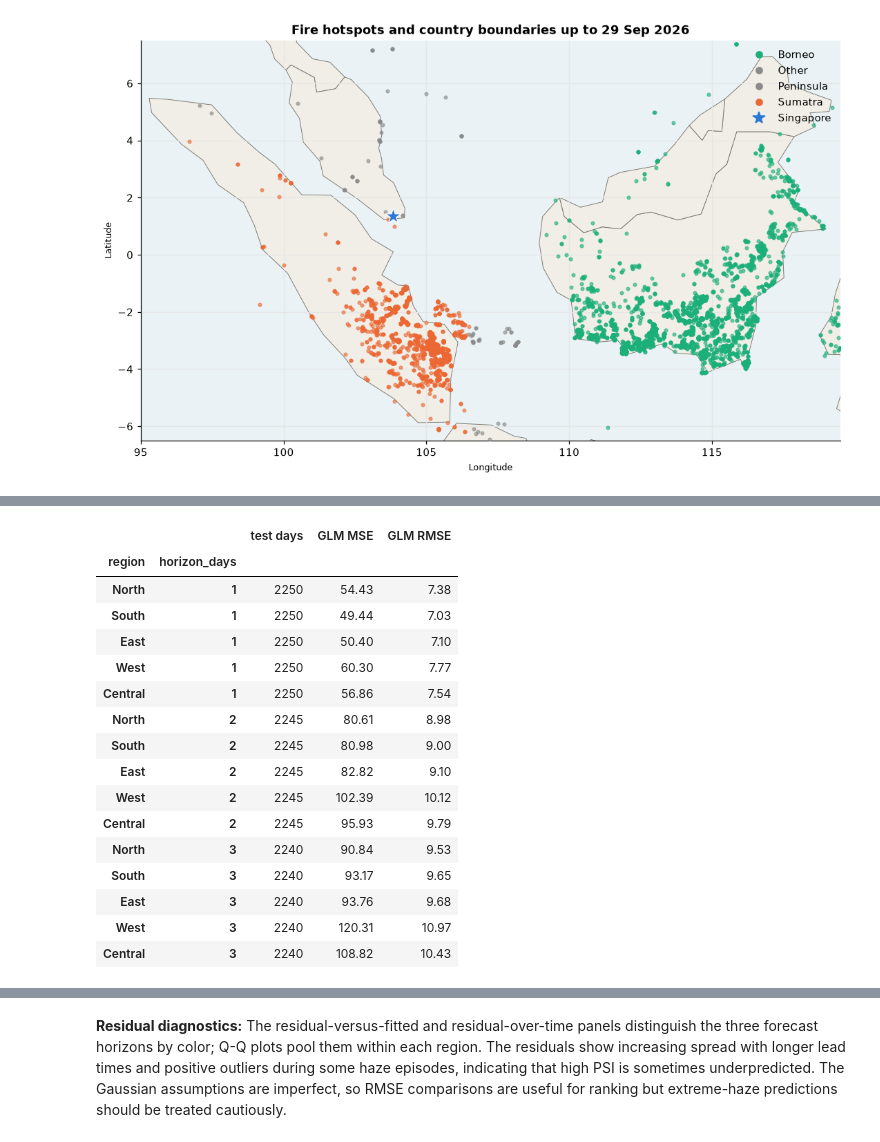
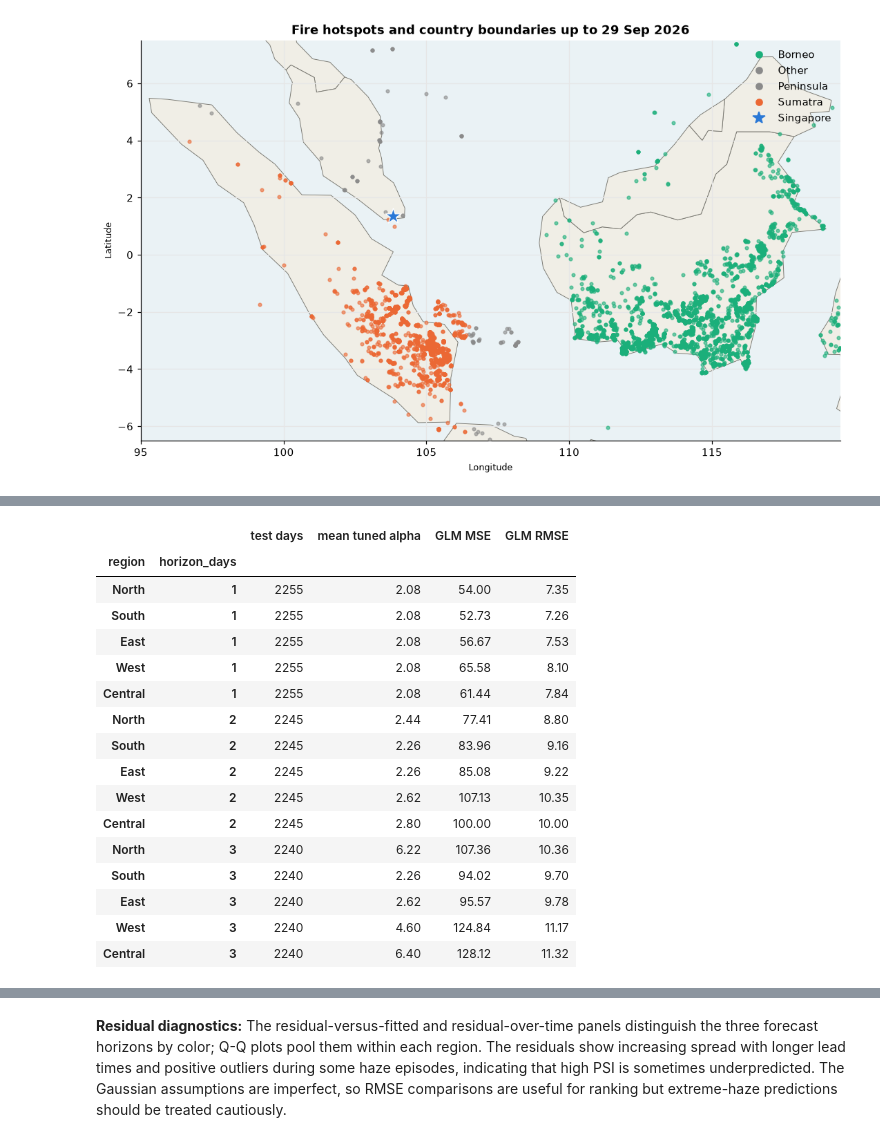
Before and after one commit to bowlofcloud/haze_monitoring_prediction_2026, a Jupyter notebook: notebooks/haze_analysis.ipynb, the cells around one changed output, grey strips where cells are left out. Drawn from its saved outputs; the diff is of its cells as text; code cells hidden in the pictures.

Commit message:
consolidated into two model types 5a & 5b - non-linear log + tidied up streamlit site

```diff
--- a/notebooks/haze_analysis.ipynb
+++ b/notebooks/haze_analysis.ipynb
@@ -290,6 +288,16 @@ from sklearn.preprocessing import StandardScaler, FunctionTransformer
 from sklearn.linear_model import TweedieRegressor
 from sklearn.metrics import mean_squared_error
 from scipy.stats import probplot
+
+# Refresh API-backed daily sources before Parts 5 and 6; use the merged 2019+ history.
+import sys
+sys.path.insert(0, str(ROOT / "src"))
+from live_forecast import refresh_recent_data
+refresh_metadata = refresh_recent_data()
+df = pd.read_csv(DATA / "model_table.csv", parse_dates=["date"])
+pts = pd.read_csv(DATA / "hotspots_points.csv", parse_dates=["date"])
+print(f"Data refreshed at {refresh_metadata['refreshed_at']}")
+print(f"Using {len(df):,} daily rows: {df.date.min():%d %b %Y} to {df.date.max():%d %b %Y}")
 
 PSI_REGIONS = ["north", "south", "east", "west", "central"]
 TARGETS = {region: f"psi_{region}" for region in PSI_REGIONS}
@@ -333,6 +341,6 @@ def make_horizon_samples(region, horizon):
 
 
 print(f"Seven-day predictors: {len(FEATURES)} features across t-6 through t")
-print(f"Log-transformed in 5c: {len(LOG_FEATURES)} nonnegative features")
+print(f"Log-transformed in 5b: {len(LOG_FEATURES)} nonnegative features")
 print(f"Forecast horizons: {', '.join(f't+{horizon}' for horizon in MODEL_HORIZONS)}")
 print(f"Available dates: {model_source.date.min():%Y-%m-%d} to {model_source.date.max():%Y-%m-%d}")
@@ -344,49 +347,63 @@ Available dates: 2019-01-01 to 2026-10-08
 # %%
-# 5a: evaluate a Gaussian-identity GLM across all regions and forecast horizons.
-def make_glm():
+# 5a: regularized Gaussian-identity GLM; tune ridge strength within each training fold.
+GLM_ALPHA_GRID = (0.1, 1.0, 10.0)
+
+def make_glm(alpha=0.0):
     return make_pipeline(
         SimpleImputer(strategy="median"),
         StandardScaler(),
-        TweedieRegressor(power=0, link="identity", alpha=0, max_iter=2000, tol=1e-7),
+        TweedieRegressor(power=0, link="identity", alpha=alpha, max_iter=2000, tol=1e-7),
     )
 
+def tune_glm_alpha(x_train, y_train, horizon):
+    """Choose regularization from inner chronological folds, never the outer test fold."""
+    inner_splitter = TimeSeriesSplit(n_splits=2, gap=horizon)
+    scores = []
+    for alpha in GLM_ALPHA_GRID:
+        residuals = []
+        for inner_train, inner_valid in inner_splitter.split(x_train):
+            model = make_glm(alpha).fit(x_train.iloc[inner_train], y_train.iloc[inner_train])
+            prediction = model.predict(x_train.iloc[inner_valid])
+            residuals.extend(y_train.iloc[inner_valid].to_numpy() - prediction)
+        scores.append((np.sqrt(np.mean(np.square(residuals))), alpha))
+    return min(scores)[1]
 
 glm_oof_rows, glm_metric_rows = [], []
 for horizon in MODEL_HORIZONS:
     for region in PSI_REGIONS:
         target = f"psi_{region}"
         region_data = make_horizon_samples(region, horizon)
-        actual_values, predicted_values = [], []
+        actual_values, predicted_values, selected_alphas = [], [], []
         splitter = TimeSeriesSplit(n_splits=OUTER_FOLDS, gap=horizon)
 
-        for fold, (train_indices, test_indices) in enumerate(
-            splitter.split(region_data), start=1
-        ):
+        for fold, (train_indices, test_indices) in enumerate(splitter.split(region_data), start=1):
             fold_train = region_data.iloc[train_indices]
             fold_test = region_data.iloc[test_indices]
-            glm_model = make_glm().fit(fold_train[FEATURES], fold_train[target])
+            alpha = tune_glm_alpha(fold_train[FEATURES], fold_train[target], horizon)
+            glm_model = make_glm(alpha).fit(fold_train[FEATURES], fold_train[target])
             fold_prediction = glm_model.predict(fold_test[FEATURES])
             fold_actual = fold_test[target].to_numpy()
             actual_values.extend(fold_actual)
             predicted_values.extend(fold_prediction)
+            selected_alphas.append(alpha)
             glm_oof_rows.extend({
                 "region": region.title(), "horizon_days": horizon, "fold": fold,
-                "date": target_date, "observed_psi": observed,
+                "glm_alpha": alpha, "date": target_date, "observed_psi": observed,
                 "predicted_psi": predicted, "residual": observed - predicted,
             } for target_date, observed, predicted in zip(
                 fold_test.target_date, fold_actual, fold_prediction
             ))
 
         glm_metric_rows.append({
-            "region": region.title(),
-            "horizon_days": horizon,
-            "test days": len(actual_values),
+            "region": region.title(), "horizon_days": horizon,
+            "test days": len(actual_values), "mean tuned alpha": np.mean(selected_alphas),
             "GLM MSE": mean_squared_error(actual_values, predicted_values),
             "GLM RMSE": np.sqrt(mean_squared_error(actual_values, predicted_values)),
         })
 
 glm_results = pd.DataFrame(glm_metric_rows).set_index(["region", "horizon_days"])
 glm_oof = pd.DataFrame(glm_oof_rows)
-print(f"Mean region-horizon GLM test RMSE: {glm_results['GLM RMSE'].mean():.2f} PSI")
+print(f"Mean region-horizon tuned GLM test RMSE: {glm_results['GLM RMSE'].mean():.2f} PSI")
+print(f"Inner-fold regularization candidates (alpha): {GLM_ALPHA_GRID}")
 glm_results.round(2)
 # %% [output]
@@ -394,17 +412,17 @@ Mean region-horizon GLM test RMSE: 8.94 PSI
-|  |  | test days | GLM MSE | GLM RMSE |
-| region | horizon_days |  |  |  |
-| North | 1 | 2250 | 54.43 | 7.38 |
-| South | 1 | 2250 | 49.44 | 7.03 |
-| East | 1 | 2250 | 50.40 | 7.10 |
-| West | 1 | 2250 | 60.30 | 7.77 |
-| Central | 1 | 2250 | 56.86 | 7.54 |
-| North | 2 | 2245 | 80.61 | 8.98 |
-| South | 2 | 2245 | 80.98 | 9.00 |
-| East | 2 | 2245 | 82.82 | 9.10 |
-| West | 2 | 2245 | 102.39 | 10.12 |
-| Central | 2 | 2245 | 95.93 | 9.79 |
-| North | 3 | 2240 | 90.84 | 9.53 |
-| South | 3 | 2240 | 93.17 | 9.65 |
-| East | 3 | 2240 | 93.76 | 9.68 |
-| West | 3 | 2240 | 120.31 | 10.97 |
-| Central | 3 | 2240 | 108.82 | 10.43 |
+|  |  | test days | mean tuned alpha | GLM MSE | GLM RMSE |
+| region | horizon_days |  |  |  |  |
+| North | 1 | 2255 | 2.08 | 54.00 | 7.35 |
+| South | 1 | 2255 | 2.08 | 52.73 | 7.26 |
+| East | 1 | 2255 | 2.08 | 56.67 | 7.53 |
+| West | 1 | 2255 | 2.08 | 65.58 | 8.10 |
+| Central | 1 | 2255 | 2.08 | 61.44 | 7.84 |
+| North | 2 | 2245 | 2.44 | 77.41 | 8.80 |
+| South | 2 | 2245 | 2.26 | 83.96 | 9.16 |
+| East | 2 | 2245 | 2.26 | 85.08 | 9.22 |
+| West | 2 | 2245 | 2.62 | 107.13 | 10.35 |
+| Central | 2 | 2245 | 2.80 | 100.00 | 10.00 |
+| North | 3 | 2240 | 6.22 | 107.36 | 10.36 |
+| South | 3 | 2240 | 2.26 | 94.02 | 9.70 |
+| East | 3 | 2240 | 2.62 | 95.57 | 9.78 |
+| West | 3 | 2240 | 4.60 | 124.84 | 11.17 |
+| Central | 3 | 2240 | 6.40 | 128.12 | 11.32 |
```
Also changed, not shown: parts of 23 cells of this notebook, 37 other files.
